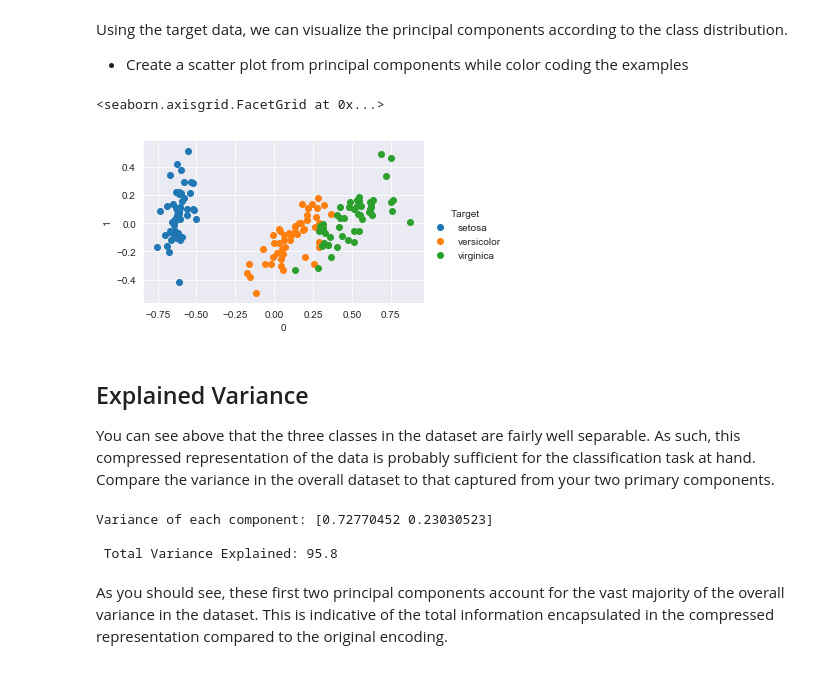
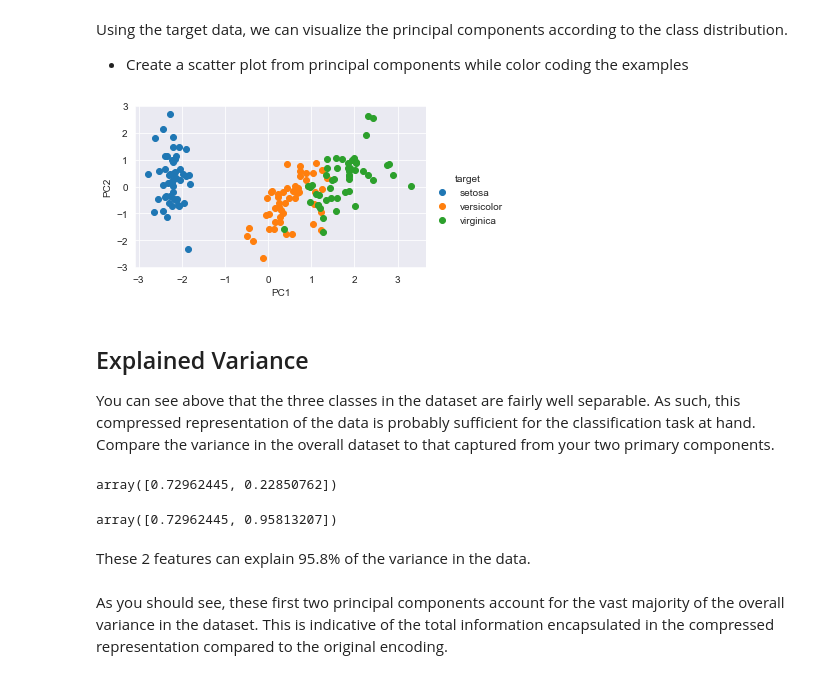
Before and after one commit to giorosati/dsc-3-34-06-performing-principle-component-analysis-online-ds-pt-100118, a Jupyter notebook: index.ipynb, the cells around one changed output. Cells and saved outputs as stored; diff of their text form; code cells hidden in the pictures.

```diff
--- a/index.ipynb
+++ b/index.ipynb
@@ -82,3 +92,8 @@ features_norm.head()
 | 2 | -0.317593 | 0.059444 | -0.416610 | -0.416389 |
 | 3 | -0.345370 | 0.017778 | -0.382712 | -0.416389 |
 | 4 | -0.234259 | 0.226111 | -0.399661 | -0.416389 |
+# %%
+# review standard scaler
+features_norm2 = pd.DataFrame(StandardScaler().fit_transform(features))
+features_norm2.columns = features.columns
+features_norm2.head()
@@ -92,5 +114,9 @@ Now its time to perform PCA! Project the original data which is 4 dimensional in
 - Extract the first 2 principal components from the trained model
 # %%
 # Run the PCA algorithm
-pca = PCA()
-transformed = pca.fit_transform(features_norm)
+pca = PCA(n_components=2)
+
+# transformed = pca.fit_transform(features_norm)
+transformed = pca.fit_transform(features_norm2)
+
+pca_df = pd.DataFrame(data=transformed, columns = ['PC1','PC2'])
@@ -135,5 +139,5 @@ To visualize the components, it will be useful to also look at the target associ
 As such, append the target (flower name) to the principal components in a pandas dataframe.
 # %%
 # Create a new dataset from principal components
-trans2['Target'] = target
+pca_df['target'] = target
 # %%
@@ -162 +160,3 @@ temp['Target'] = iris.target_names[temp['Target']]
+# %%
+pca_df['target'] = iris.target_names[pca_df['target']]
 # %%
@@ -186,11 +178,10 @@ Using the target data, we can visualize the principal components according to th
 # %%
 # Principal Componets scatter plot
 
-fg = sns.FacetGrid(data=temp, hue='Target', aspect=1.61)
-fg.map(plt.scatter, 0, 1).add_legend()
+fg = sns.FacetGrid(data=pca_df, hue='target', aspect=1.61)
+fg.map(plt.scatter, 'PC1', 'PC2').add_legend();
 # %% [output]
-<seaborn.axisgrid.FacetGrid at 0x...>
-[figure, old version]
+[figure, new version]
 # %% [markdown]
 ## Explained Variance
 
@@ -199,12 +190,15 @@ You can see above that the three classes in the dataset are fairly well separabl
 # %%
 # Calculate the variance explained by pricipal components
 
-
-# Your code here
+pca.explained_variance_ratio_
 # %% [output]
-Variance of each component: [0.72770452 0.23030523]
-
- Total Variance Explained: 95.8
+array([0.72962445, 0.22850762])
+# %%
+np.cumsum(pca.explained_variance_ratio_)
+# %% [output]
+array([0.72962445, 0.95813207])
+# %% [markdown]
+These 2 features can explain 95.8% of the variance in the data.
 # %% [markdown]
 As you should see, these first two principal components account for the vast majority of the overall variance in the dataset. This is indicative of the total information encapsulated in the compressed representation compared to the original encoding.
 # %% [markdown]
```
Also changed, not shown: parts of 23 cells of this notebook, 1 other file.
